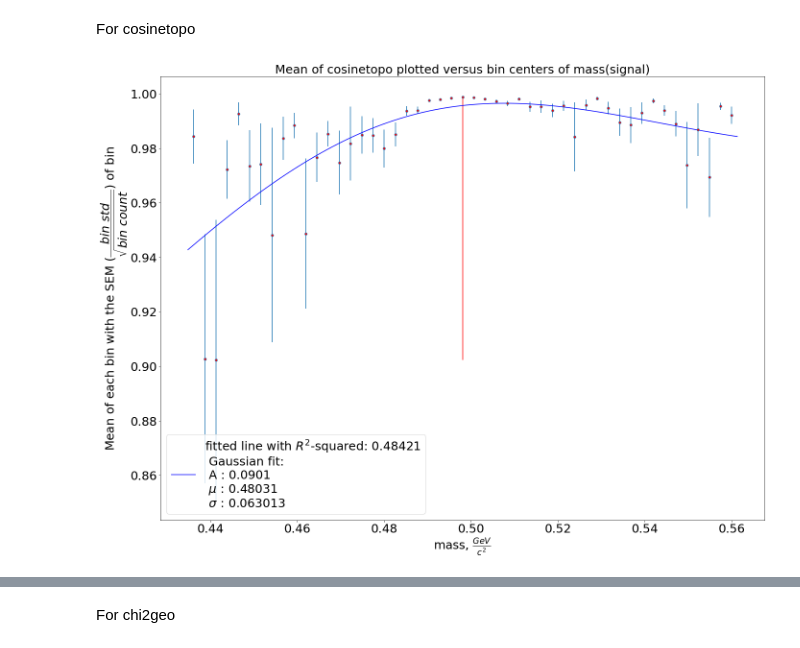
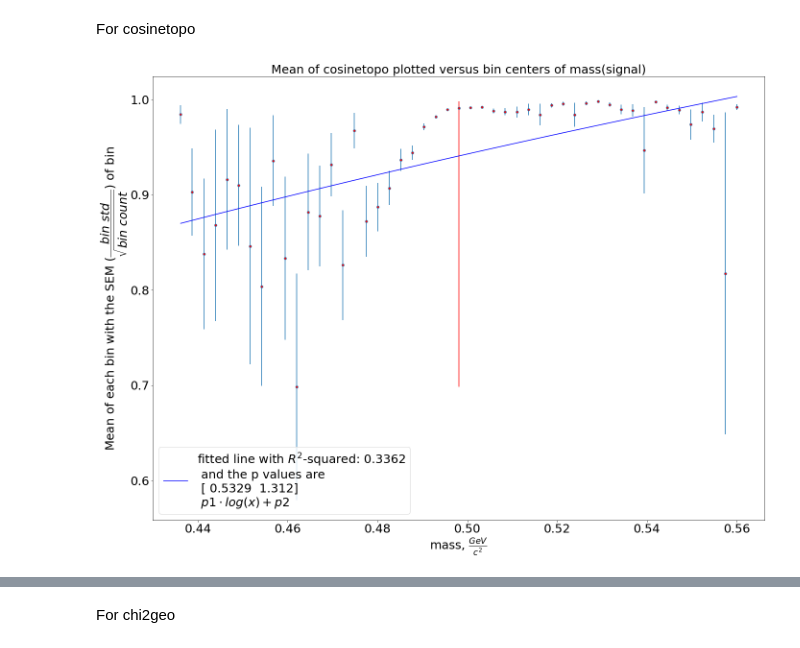
Before and after one commit to julnow/JupyterNotebooks, a Jupyter notebook: kaon_correlations_p2.ipynb, the cells around one changed output, grey strips where cells are left out. Drawn from its saved outputs; the diff is of its cells as text; code cells hidden in the pictures.

```diff
--- a/kaon_correlations_p2.ipynb
+++ b/kaon_correlations_p2.ipynb
@@ -569,9 +569,9 @@ sign_mass_pdf = PdfPages(directory+'img/correlations/'+'sign_mass_pdf.pdf')
 # %% [markdown]
 For cosinetopo
 # %%
-profile_plot_func(signal,'mass','cosinetopo', 1, sign_mass_pdf, gaus, signal_binning)
+profile_plot_func(signal,'mass','cosinetopo', 1, sign_mass_pdf, logar, signal_binning)
 # %% [output]
-[figure, old version]
+[figure, new version]
 # %%
 two_D_hist(signal, 'mass', 'cosinetopo', sign_mass_pdf, 'signal')
 # %% [output]
```
Also changed, not shown: parts of 19 cells of this notebook, 25 other files.
